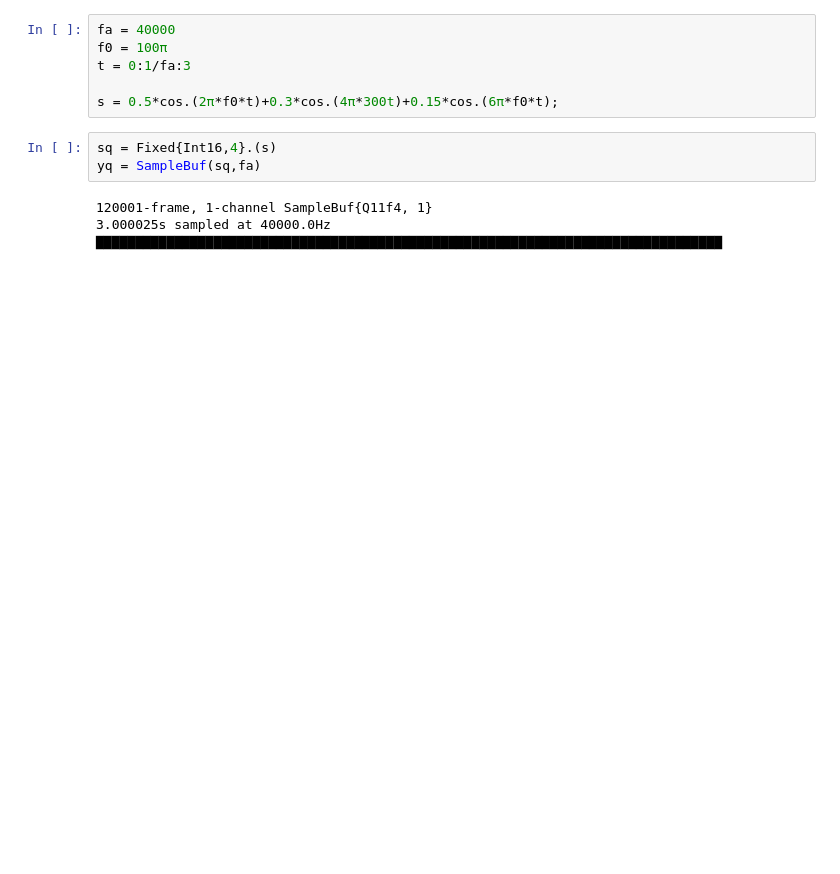
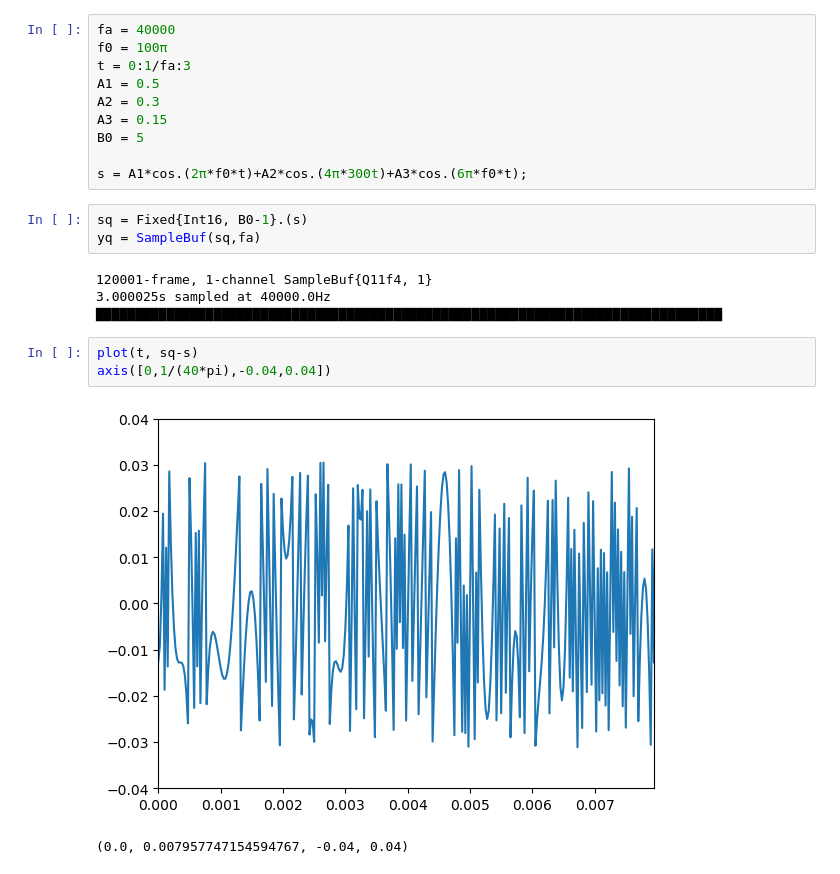
Before and after one commit to JeanMX/PSI3431, a Jupyter notebook: EP3/EP3.ipynb, the cells around one changed output. Saved outputs shown, nothing was run; the diff lists cells and outputs as text; blank space fills up the shorter version.

```diff
--- a/EP3/EP3.ipynb
+++ b/EP3/EP3.ipynb
@@ -4,12 +4,22 @@ using PyPlot, SampledSignals, DSP, Statistics, FixedPointNumbers, PyCall, Polyno
 fa = 40000
 f0 = 100π
 t = 0:1/fa:3
+A1 = 0.5
+A2 = 0.3
+A3 = 0.15
+B0 = 5
 
-s = 0.5*cos.(2π*f0*t)+0.3*cos.(4π*300t)+0.15*cos.(6π*f0*t);
+s = A1*cos.(2π*f0*t)+A2*cos.(4π*300t)+A3*cos.(6π*f0*t);
 # %%
-sq = Fixed{Int16,4}.(s)
+sq = Fixed{Int16, B0-1}.(s)
 yq = SampleBuf(sq,fa)
 # %% [output]
 120001-frame, 1-channel SampleBuf{Q11f4, 1}
 3.000025s sampled at 40000.0Hz
 ▇▇▇▇▇▇▇▇▇▇▇▇▇▇▇▇▇▇▇▇▇▇▇▇▇▇▇▇▇▇▇▇▇▇▇▇▇▇▇▇▇▇▇▇▇▇▇▇▇▇▇▇▇▇▇▇▇▇▇▇▇▇▇▇▇▇▇▇▇▇▇▇▇▇▇▇▇▇▇▇
+# %%
+plot(t, sq-s)
+axis([0,1/(40*pi),-0.04,0.04])
+# %% [output]
+[figure, added]
+(0.0, 0.007957747154594767, -0.04, 0.04)
```
Also changed, not shown: parts of 12 cells of this notebook, 1 other file.
